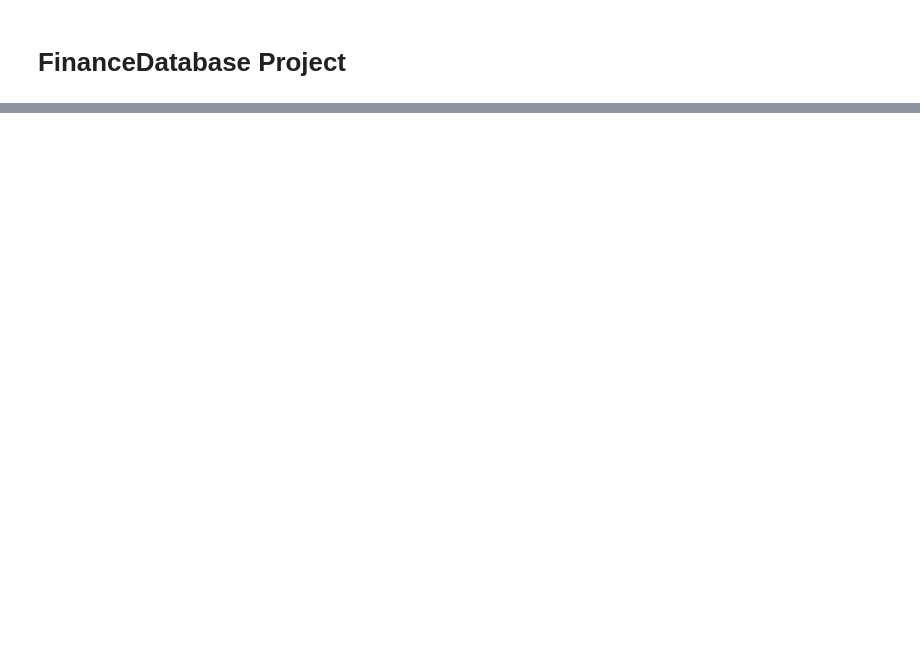
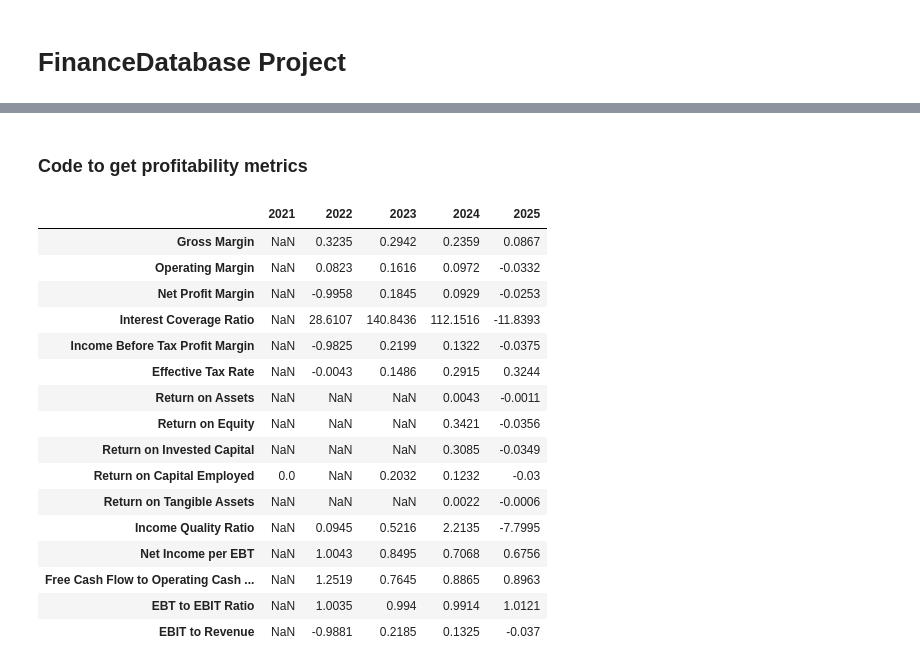
Before and after one commit to Wessel-Jan/Streamlit_Yfinance_UI, a Jupyter notebook: Finance_Toolkit.ipynb, the cells around one changed output, grey strips where cells are left out. Saved outputs shown, nothing was run; the diff lists cells and outputs as text; code cells hidden in the pictures; blank space fills up the shorter version.

```diff
--- a/Finance_Toolkit.ipynb
+++ b/Finance_Toolkit.ipynb
@@ -11,0 +56,29 @@ ModuleNotFoundError: No module named 'yaml'
+# %% [markdown]
+### Code to get profitability metrics
+# %%
+# create a quick to call toolkit item, enforce_source deviates from default using financial model prep to use yfinance as standard.
+toolkit = Toolkit(["CRCL","XOM"], enforce_source="YahooFinance")
+
+# collect the profitability ratios
+profitability_ratios = toolkit.ratios.collect_profitability_ratios()
+
+# display the profitability ratios for a specific ticker in this case CRCL.
+profitability_ratios.loc["CRCL"]
+# %% [output]
+|  | 2021 | 2022 | 2023 | 2024 | 2025 |
+| Gross Margin | NaN | 0.3235 | 0.2942 | 0.2359 | 0.0867 |
+| Operating Margin | NaN | 0.0823 | 0.1616 | 0.0972 | -0.0332 |
+| Net Profit Margin | NaN | -0.9958 | 0.1845 | 0.0929 | -0.0253 |
+| Interest Coverage Ratio | NaN | 28.6107 | 140.8436 | 112.1516 | -11.8393 |
+| Income Before Tax Profit Margin | NaN | -0.9825 | 0.2199 | 0.1322 | -0.0375 |
+| Effective Tax Rate | NaN | -0.0043 | 0.1486 | 0.2915 | 0.3244 |
+| Return on Assets | NaN | NaN | NaN | 0.0043 | -0.0011 |
+| Return on Equity | NaN | NaN | NaN | 0.3421 | -0.0356 |
+| Return on Invested Capital | NaN | NaN | NaN | 0.3085 | -0.0349 |
+| Return on Capital Employed | 0.0 | NaN | 0.2032 | 0.1232 | -0.03 |
+| Return on Tangible Assets | NaN | NaN | NaN | 0.0022 | -0.0006 |
+| Income Quality Ratio | NaN | 0.0945 | 0.5216 | 2.2135 | -7.7995 |
+| Net Income per EBT | NaN | 1.0043 | 0.8495 | 0.7068 | 0.6756 |
+| Free Cash Flow to Operating Cash ... | NaN | 1.2519 | 0.7645 | 0.8865 | 0.8963 |
+| EBT to EBIT Ratio | NaN | 1.0035 | 0.994 | 0.9914 | 1.0121 |
+| EBIT to Revenue | NaN | -0.9881 | 0.2185 | 0.1325 | -0.037 |
```
Also changed, not shown: parts of 10 cells of this notebook.
